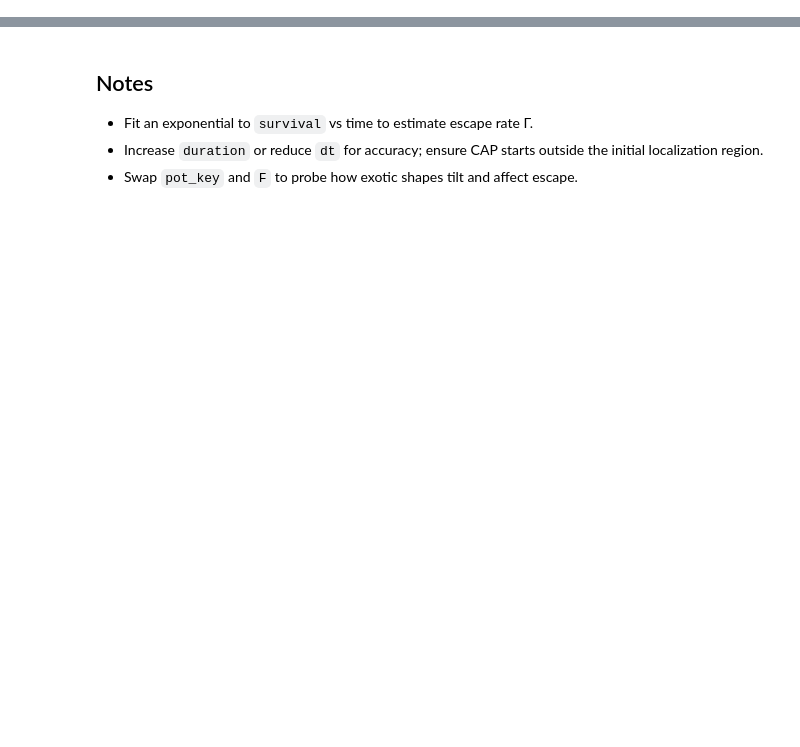
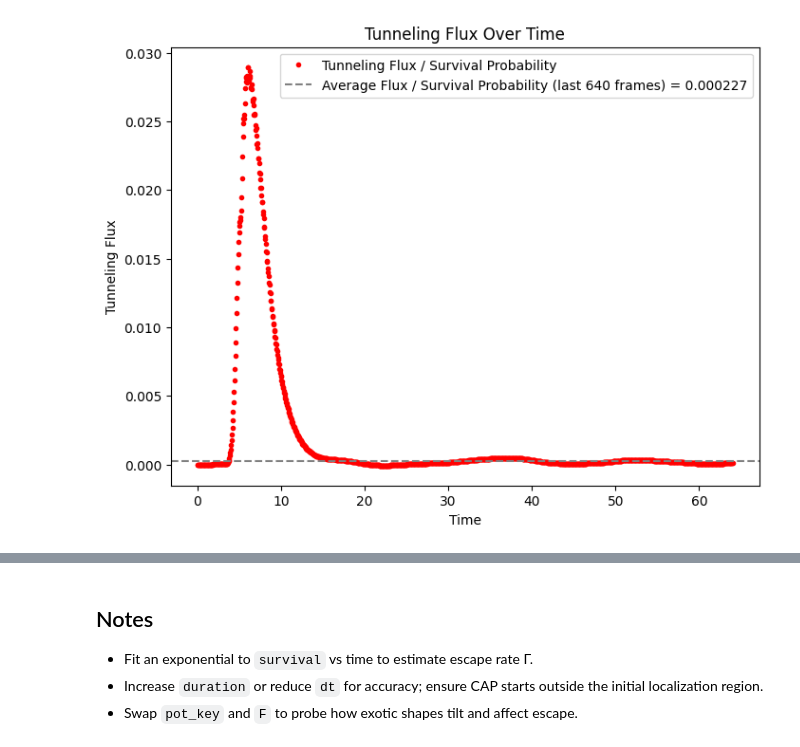
Before and after one commit to POPCORNBOOM/Project-Tunneling-in-Exotic-Quantum-Potentials, a Jupyter notebook: part_d_tdse_v2.ipynb, the cells around one changed output, grey strips where cells are left out. Cells and saved outputs as stored; diff of their text form; code cells hidden in the pictures; blank space fills up the shorter version.

```diff
--- a/part_d_tdse_v2.ipynb
+++ b/part_d_tdse_v2.ipynb
@@ -158,0 +157,14 @@ Estimated decay rate from last 960 frames: 0.001034
+# %%
+# plot tunneling flux over time
+plt.figure(figsize=(8,6))
+plt.plot(times, tunneling_flux/survival, 'r.', label='Tunneling Flux / Survival Probability')
+# compute the average tunneling flux in the stable region
+average_flux = np.mean(tunneling_flux[-last_n:] / survival[-last_n:])
+plt.axhline(average_flux, color='gray', linestyle='--', label=f'Average Flux / Survival Probability (last {last_n} frames) = {average_flux:.6f}')
+plt.legend()
+plt.title('Tunneling Flux Over Time')
+plt.xlabel('Time')
+plt.ylabel('Tunneling Flux')
+plt.show()
+# %% [output]
+[figure, added]
```
Also changed, not shown: parts of 10 cells of this notebook, 22 other files.
